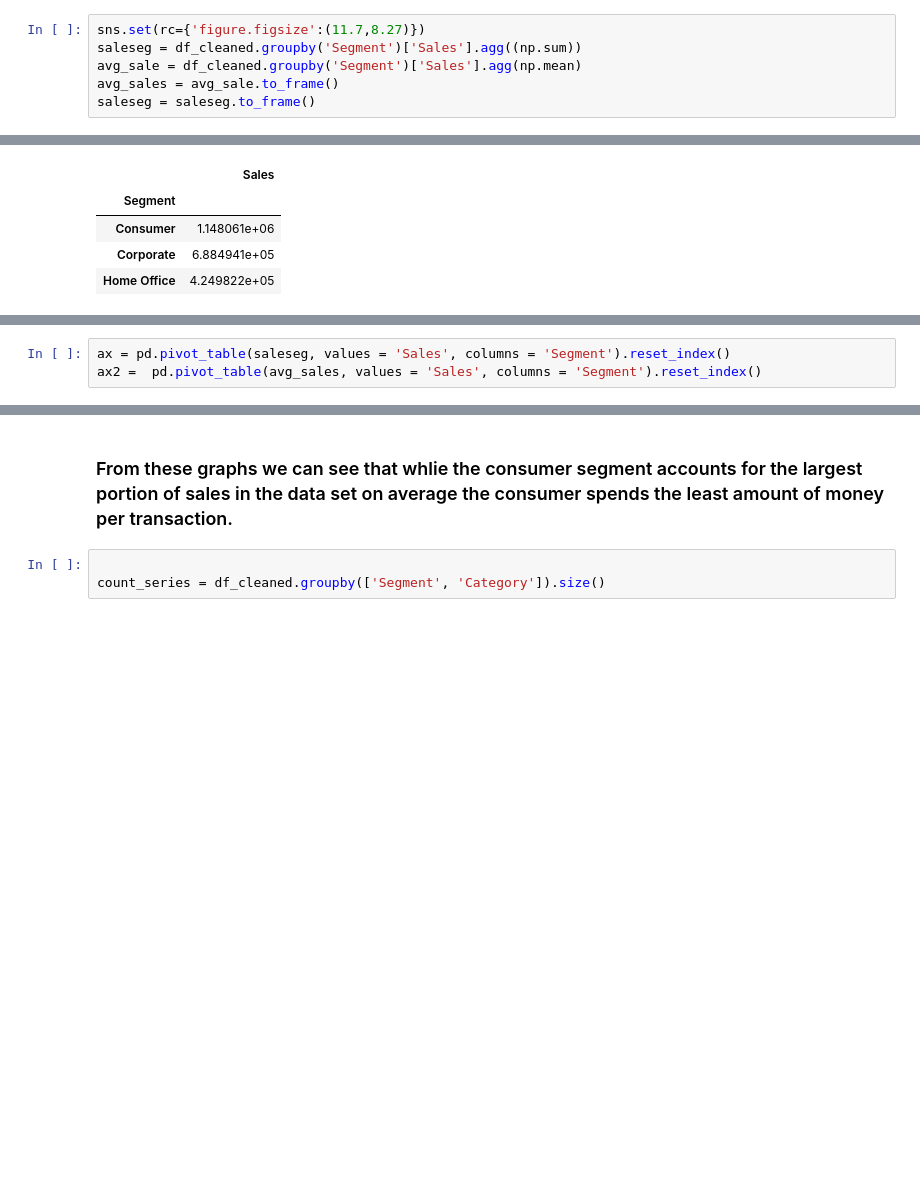
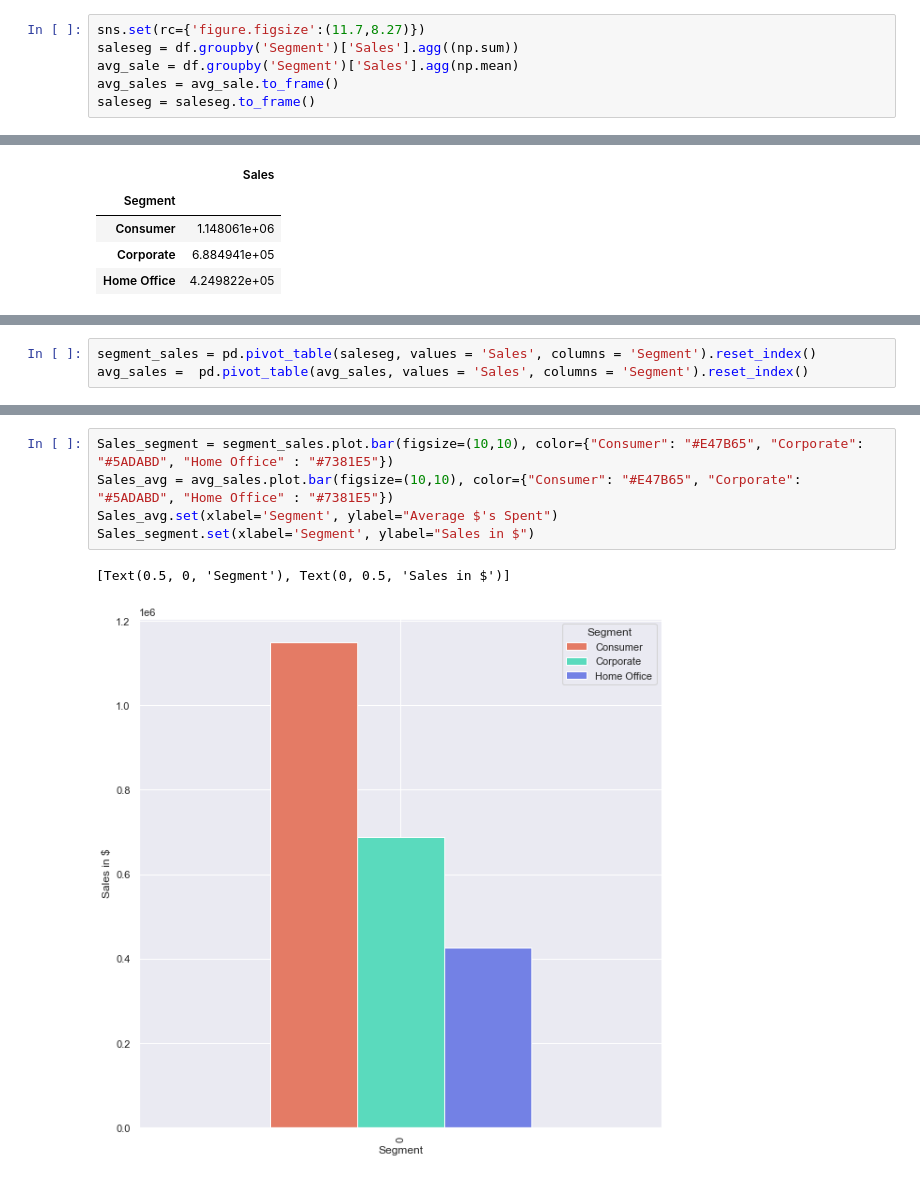
Before and after one commit to data301-2021-winter1/project-group18-project, a Jupyter notebook: notebooks/analysis1.ipynb, the cells around one changed output, grey strips where cells are left out. Drawn from its saved outputs; the diff is of its cells as text; blank space fills up the shorter version.

```diff
--- a/notebooks/analysis1.ipynb
+++ b/notebooks/analysis1.ipynb
@@ -104,8 +110,8 @@ sns.catplot(x='Category', kind="count", data=df_cleaned)
 [figure]
 # %%
 sns.set(rc={'figure.figsize':(11.7,8.27)})
-saleseg = df_cleaned.groupby('Segment')['Sales'].agg((np.sum))
-avg_sale = df_cleaned.groupby('Segment')['Sales'].agg(np.mean)
+saleseg = df.groupby('Segment')['Sales'].agg((np.sum))
+avg_sale = df.groupby('Segment')['Sales'].agg(np.mean)
 avg_sales = avg_sale.to_frame()
 saleseg = saleseg.to_frame()
 # %%
@@ -119,3 +153,3 @@ saleseg
 # %%
-ax = pd.pivot_table(saleseg, values = 'Sales', columns = 'Segment').reset_index()
-ax2 =  pd.pivot_table(avg_sales, values = 'Sales', columns = 'Segment').reset_index()
+segment_sales = pd.pivot_table(saleseg, values = 'Sales', columns = 'Segment').reset_index()
+avg_sales =  pd.pivot_table(avg_sales, values = 'Sales', columns = 'Segment').reset_index()
@@ -129,5 +156,8 @@ ax2.plot.bar(figsize=(10,10))
-# %% [markdown]
-### From these graphs we can see that whlie the consumer segment accounts for the largest portion of sales in the data set on average the consumer spends the least amount of money per transaction.
-# %%
-
-count_series = df_cleaned.groupby(['Segment', 'Category']).size()
+# %%
+Sales_segment = segment_sales.plot.bar(figsize=(10,10), color={"Consumer": "#E47B65", "Corporate": "#5ADABD", "Home Office" : "#7381E5"})
+Sales_avg = avg_sales.plot.bar(figsize=(10,10), color={"Consumer": "#E47B65", "Corporate": "#5ADABD", "Home Office" : "#7381E5"})
+Sales_avg.set(xlabel='Segment', ylabel="Average $'s Spent")
+Sales_segment.set(xlabel='Segment', ylabel="Sales in $")
+# %% [output]
+[Text(0.5, 0, 'Segment'), Text(0, 0.5, 'Sales in $')]
+[figure, added]
```
Also changed, not shown: parts of 28 cells of this notebook, 1 other file.
